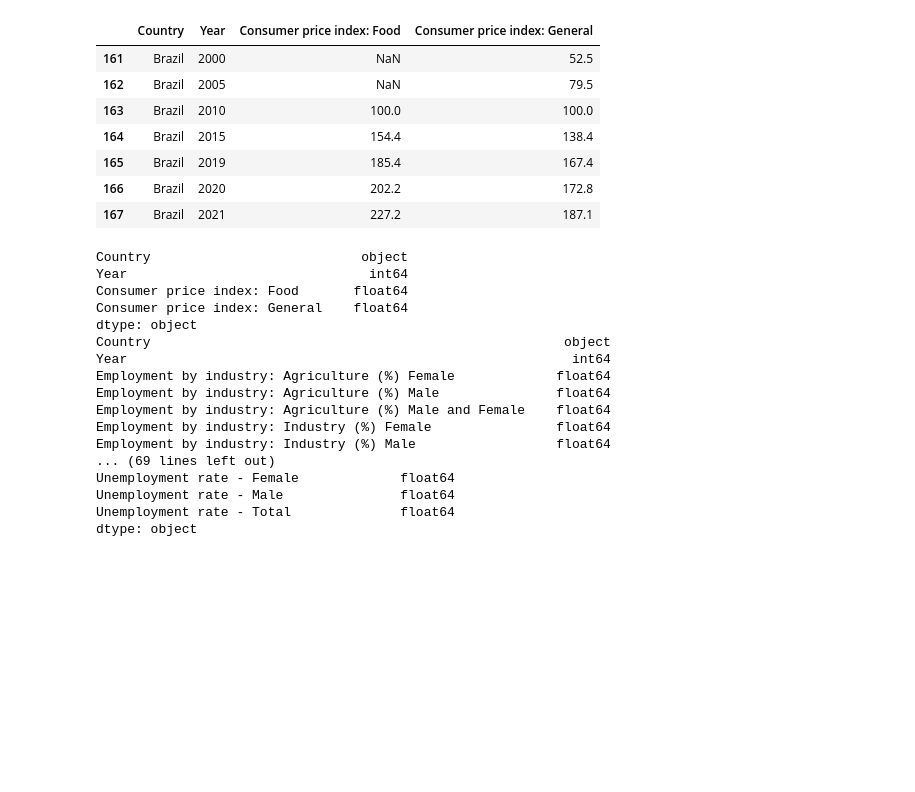
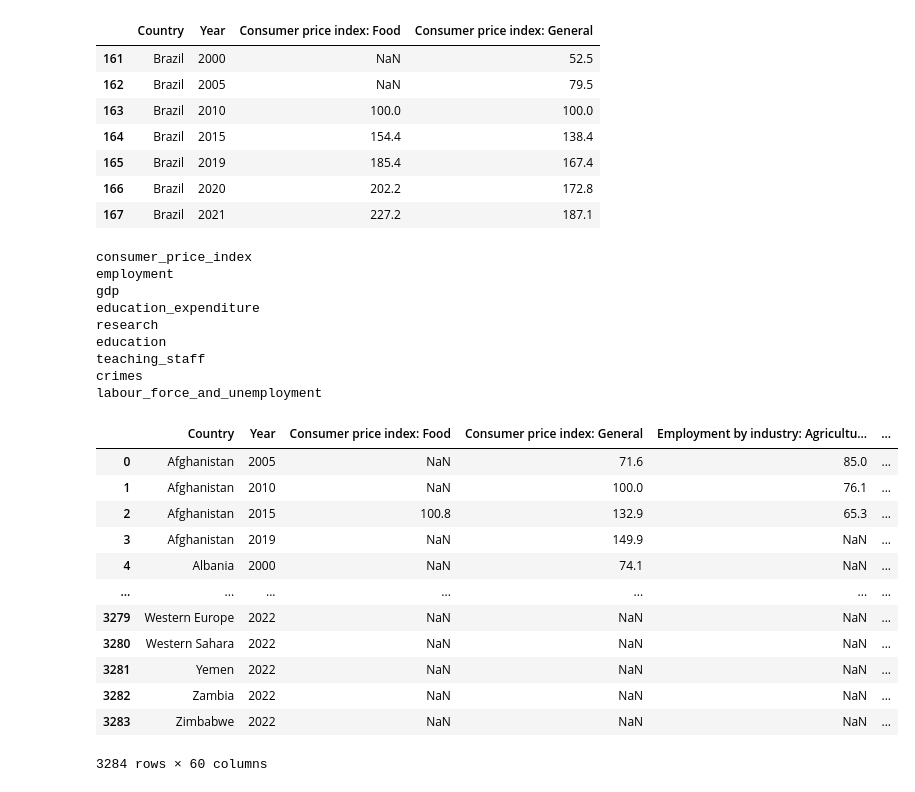
Before and after one commit to viniciushedler/education_impact, a Jupyter notebook: exploratory.ipynb, the cells around one changed output. Saved outputs shown, nothing was run; the diff lists cells and outputs as text; code cells hidden in the pictures; blank space fills up the shorter version.

```diff
--- a/exploratory.ipynb
+++ b/exploratory.ipynb
@@ -305,24 +308,37 @@ df[ df['Country']=='Brazil' ]
 | 165 | Brazil | 2019 | 185.4 | 167.4 |
 | 166 | Brazil | 2020 | 202.2 | 172.8 |
 | 167 | Brazil | 2021 | 227.2 | 187.1 |
-# %%
-for i in FILEPATHS:
-    print(read_file(i).dtypes)
-# %% [output]
-Country                           object
-Year                               int64
-Consumer price index: Food       float64
-Consumer price index: General    float64
-dtype: object
-Country                                                     object
-Year                                                         int64
-Employment by industry: Agriculture (%) Female             float64
-Employment by industry: Agriculture (%) Male               float64
-Employment by industry: Agriculture (%) Male and Female    float64
-Employment by industry: Industry (%) Female                float64
-Employment by industry: Industry (%) Male                  float64
-... (69 lines left out)
-Unemployment rate - Female             float64
-Unemployment rate - Male               float64
-Unemployment rate - Total              float64
-dtype: object
+# %%
+first = True
+for i in FILEPATHS:
+    print(i)
+    df_n = read_file(i)
+    if not first:
+        df = pd.merge(df, df_n, how='outer', on=['Country', 'Year'])
+    else:
+        df = df_n.copy()
+        first = False
+df
+# %% [output]
+consumer_price_index
+employment
+gdp
+education_expenditure
+research
+education
+teaching_staff
+crimes
+labour_force_and_unemployment
+|  | Country | Year | Consumer price index: Food | Consumer price index: General | Employment by industry: Agricultu... | ... |
+| 0 | Afghanistan | 2005 | NaN | 71.6 | 85.0 | ... |
+| 1 | Afghanistan | 2010 | NaN | 100.0 | 76.1 | ... |
+| 2 | Afghanistan | 2015 | 100.8 | 132.9 | 65.3 | ... |
+| 3 | Afghanistan | 2019 | NaN | 149.9 | NaN | ... |
+| 4 | Albania | 2000 | NaN | 74.1 | NaN | ... |
+| ... | ... | ... | ... | ... | ... | ... |
+| 3279 | Western Europe | 2022 | NaN | NaN | NaN | ... |
+| 3280 | Western Sahara | 2022 | NaN | NaN | NaN | ... |
+| 3281 | Yemen | 2022 | NaN | NaN | NaN | ... |
+| 3282 | Zambia | 2022 | NaN | NaN | NaN | ... |
+| 3283 | Zimbabwe | 2022 | NaN | NaN | NaN | ... |
+3284 rows × 60 columns
```
Also changed, not shown: parts of 14 cells of this notebook.
